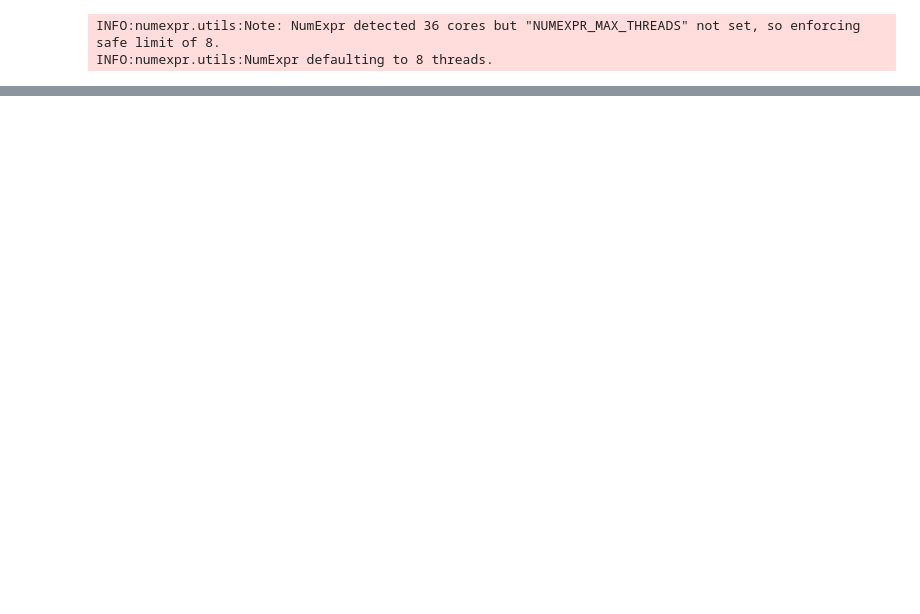
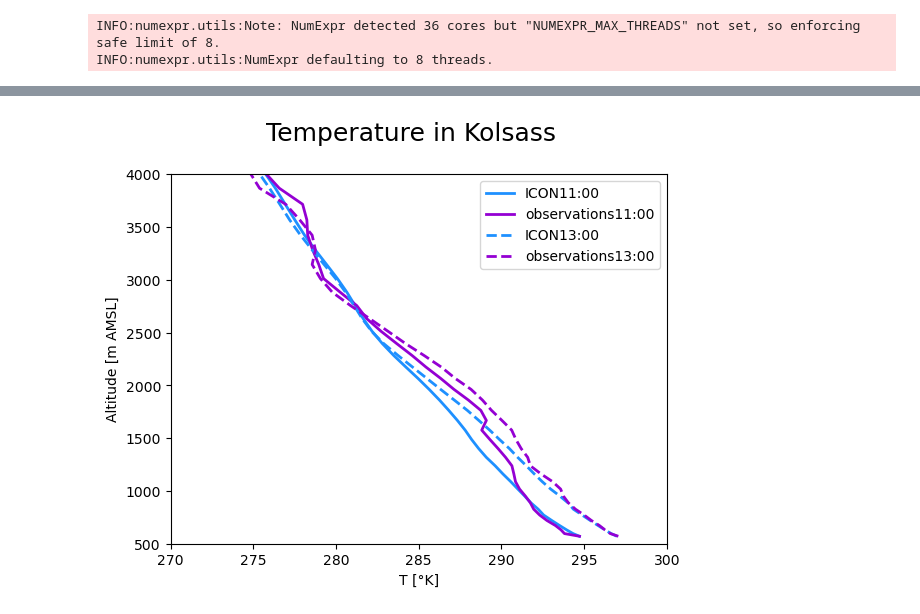
Before and after one commit to tlezuo/icon-vis, a Jupyter notebook: height_time_diagrams/plot_rs_compare.ipynb, the cells around one changed output, grey strips where cells are left out. Drawn from its saved outputs; the diff is of its cells as text; code cells hidden in the pictures; blank space fills up the shorter version.

```diff
--- a/height_time_diagrams/plot_rs_compare.ipynb
+++ b/height_time_diagrams/plot_rs_compare.ipynb
@@ -222,0 +223,46 @@ plt.show()
+# %%
+## PLOT MULTIPLE PROFILES of Kolsass in 1 PLOT ##
+# general settings
+pvar = vf.T
+pdate1 = dt.datetime(2019,9,13,11,00)
+loc1= lf.kols
+pdate2 = dt.datetime(2019,9,13,13,00)
+loc2= lf.kols
+# pdate3 = dt.datetime(2019,9,13,17,00)
+# loc3= lf.kols
+
+# plotsettings
+xmin=270
+xmax=300
+ymin=500
+ymax=4000
+
+f, ax = plt.subplots(1,1)
+f.suptitle(pvar.title+' in '+loc.name , fontsize=18, y=0.99)
+# first time
+lev_model_cut,sounding_model_cut1,sounding_rs_interp1,ti_model1,ti_rs1 = get_sounding(pvar,pdate1,loc1)
+m1 = ax.plot(sounding_model_cut1,  lev_model_cut, lw=2,color='dodgerblue',linestyle='solid',label='ICON'+pdate1.strftime('%H:%M'))
+r1 = ax.plot(sounding_rs_interp1,  lev_model_cut, lw=2,color='darkviolet',linestyle='solid',label='observations'+pdate1.strftime('%H:%M'))
+# second time
+lev_model_cut,sounding_model_cut2,sounding_rs_interp2,ti_model2,ti_rs2 = get_sounding(pvar,pdate2,loc2)
+m2 = ax.plot(sounding_model_cut2,  lev_model_cut, lw=2,color='dodgerblue',linestyle='dashed',label='ICON'+pdate2.strftime('%H:%M'))
+r2 = ax.plot(sounding_rs_interp2,  lev_model_cut, lw=2,color='darkviolet',linestyle='dashed',label='observations'+pdate2.strftime('%H:%M'))
+# # third time
+# lev_model_cut,sounding_model_cut3,sounding_rs_interp3,ti_model3,ti_rs3 = get_sounding(pvar,pdate3,loc3)
+# m3 = ax.plot(sounding_model_cut3,  lev_model_cut, lw=2,color='dodgerblue',linestyle='dotted',label='ICON'+pdate3.strftime('%H:%M'))
+# r3 = ax.plot(sounding_rs_interp3,  lev_model_cut, lw=2,color='darkviolet',linestyle='dotted',label='observations'+pdate3.strftime('%H:%M'))
+
+# x
+xdelticks=5
+ax.set_xlim([xmin,xmax])
+ax.set_xlabel(pvar.name+' '+pvar.units)
+ax.set_xticks(np.arange(xmin,xmax+1,xdelticks))
+# y
+ax.set_ylim([ymin,ymax])
+ax.set_ylabel('Altitude [m AMSL]')
+ax.set_yticks(np.arange(ymin,ymax+1,500))
+plt.legend()
+
+plt.show()
+# %% [output]
+[figure, added]
```
Also changed, not shown: parts of 13 cells of this notebook, 38 other files.
